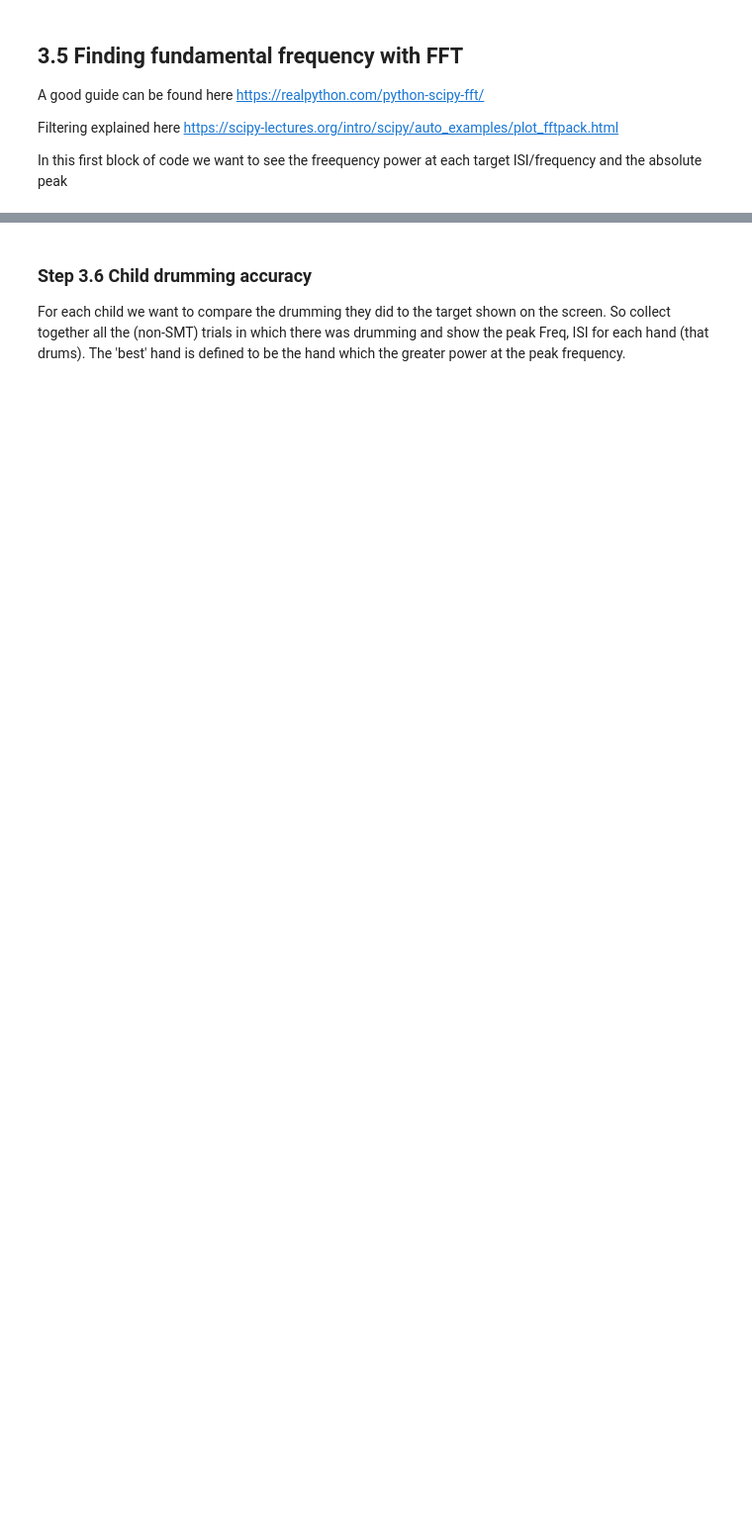
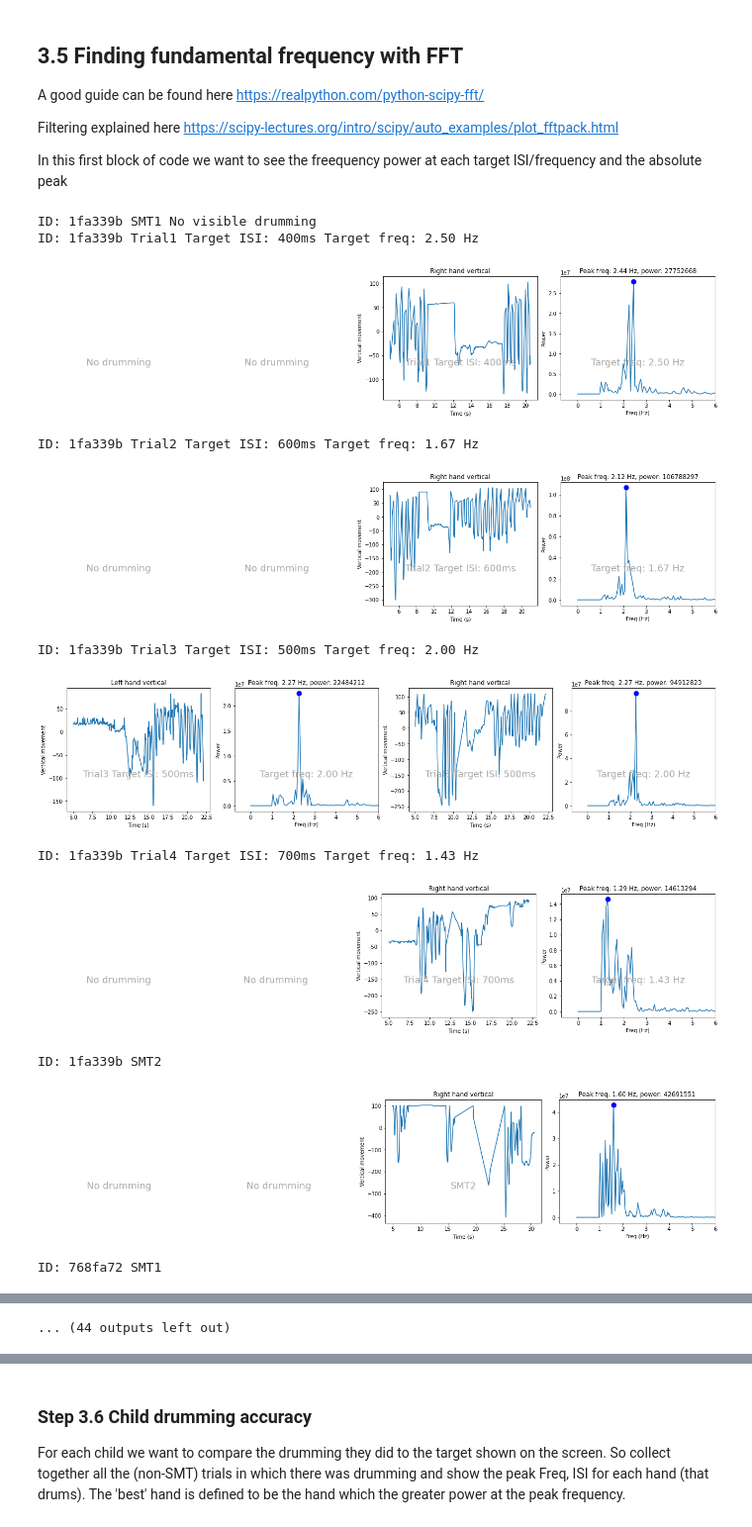
Before and after one commit to InfantLab/VASC, a Jupyter notebook: Step3.ExtractMovement.ipynb, the cells around one changed output, grey strips where cells are left out. Shown at 99% size. Drawn from its saved outputs; the diff is of its cells as text; code cells hidden in the pictures; blank space fills up the shorter version.

```diff
--- a/Step3.ExtractMovement.ipynb
+++ b/Step3.ExtractMovement.ipynb
@@ -642,5 +644,5 @@ def vidStringtoTrialName(vidString):
 #see if it works as expected
 print(trialNames[500][0])
 print(trialTypes["Trial4"][1])
-vidstring = "16d2b71_12-test-trials"
+vidstring = "1fa339b_12-test-trials"
 print(vidStringtoTrialName(vidstring))
@@ -784,10 +801,9 @@ for vid in videos:
         frames = videos[vid]['camera1']['frames']    #how many frames?
         start = videos[vid][cam]["start"]
         end = videos[vid][cam]["end"]
-        sampleframes = end - start
         fps = videos[vid]['camera1']['fps']          #how many frames per second?
-        x_data = np.linspace(start,end,sampleframes+1)      #x axis
-        x_time = x_data / fps                        #x axis in units of time (seconds)
+        #sampleframes = end - start
+
         if plotgraphs:
             fig, axs = plt.subplots(ncols=4, nrows=1, figsize=(18, 4), constrained_layout=True)
 
@@ -812,6 +828,9 @@ for vid in videos:
 
                 #we are just interested in the periodic elements (not absolute value above zero) so substract the mean
                 y_normed = np.subtract(y_data,np.average(y_data))
+
+                x_data = np.linspace(start,start+len(y_data),len(y_data))      #x axis
+                x_time = x_data / fps                        #x axis in units of time (seconds)
 
                 try:
                     yfft = scipy.fft.rfft(y_normed)
@@ -873,30 +892,43 @@ for vid in videos:
                         vals.append(peakY)  #max power
                         vals.extend(powers)
                         vals.append(fps)
                         vals.append("Success")
                         #print("this row: ", vals)
                         if side == 0:
                             resultLeft.loc[vid] = vals
                         else:
                             resultRight.loc[vid] = vals
 
 
                 except Exception as e:
                     #emsg = "".join(str(e)) #error message string hack :(
                     emsg = str(e)
                     #show the error
                     print(vid, " Error: ",emsg)
                     if savedata:
                         #record error in our results array
                         vals = failarray.copy()
                         vals.append(fps)
                         vals.append(emsg)
                         print(vals)
                         results.loc[vid] = vals
 
         if savegraphs:
             plt.savefig(f"{videos_out}\\plots\\{trial.ID}.{trial.filename}.png")
             plt.close()
         else:
             plt.show()
             plt.close()
+# %% [output]
+ID: 1fa339b SMT1 No visible drumming
+ID: 1fa339b Trial1 Target ISI: 400ms Target freq: 2.50 Hz
+[figure, added]
+ID: 1fa339b Trial2 Target ISI: 600ms Target freq: 1.67 Hz
+[figure, added]
+ID: 1fa339b Trial3 Target ISI: 500ms Target freq: 2.00 Hz
+[figure, added]
+ID: 1fa339b Trial4 Target ISI: 700ms Target freq: 1.43 Hz
+[figure, added]
+ID: 1fa339b SMT2
+[figure, added]
+ID: 768fa72 SMT1
@@ -903,3 +936,4 @@ for vid in videos:
+... (44 outputs left out)
 # %%
 #save the fitted parameters.
 resultLeft.to_excel(videos_out  + "\\LeftHand.FixedBinFreq.xlsx")
```
Also changed, not shown: parts of 8 cells of this notebook, 4 other files.
